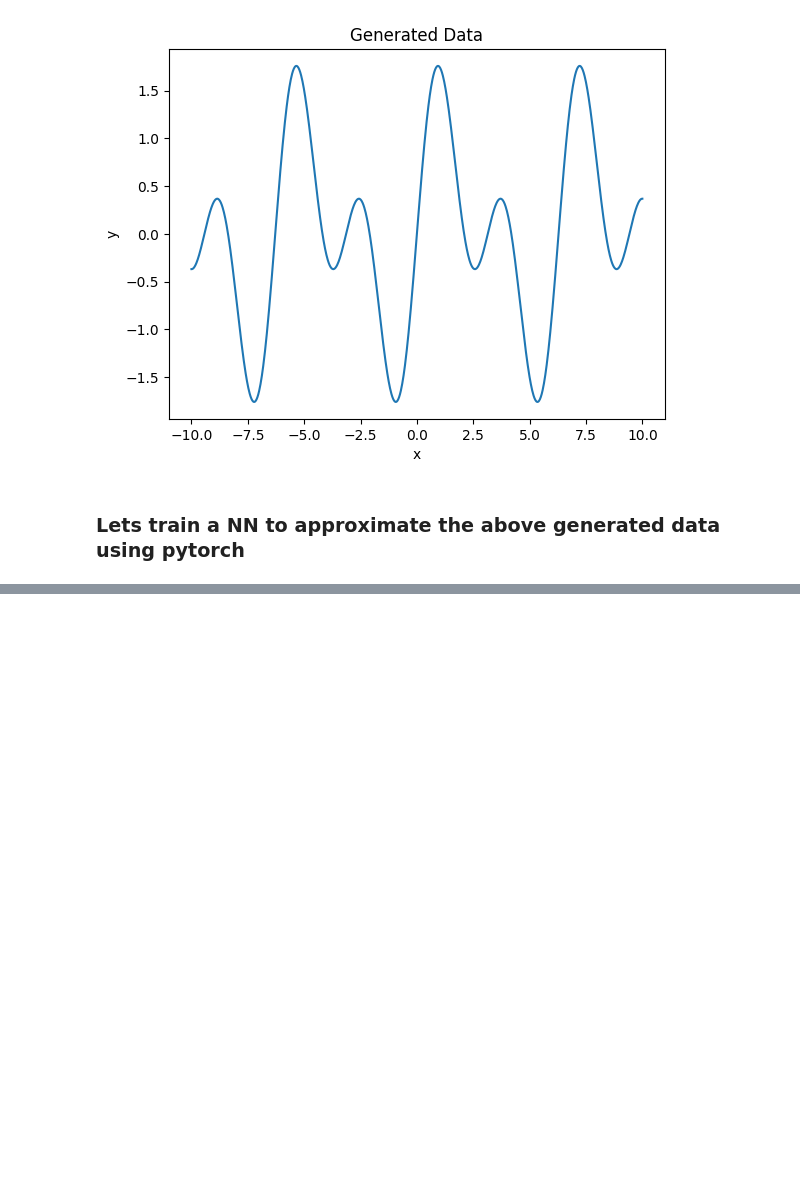
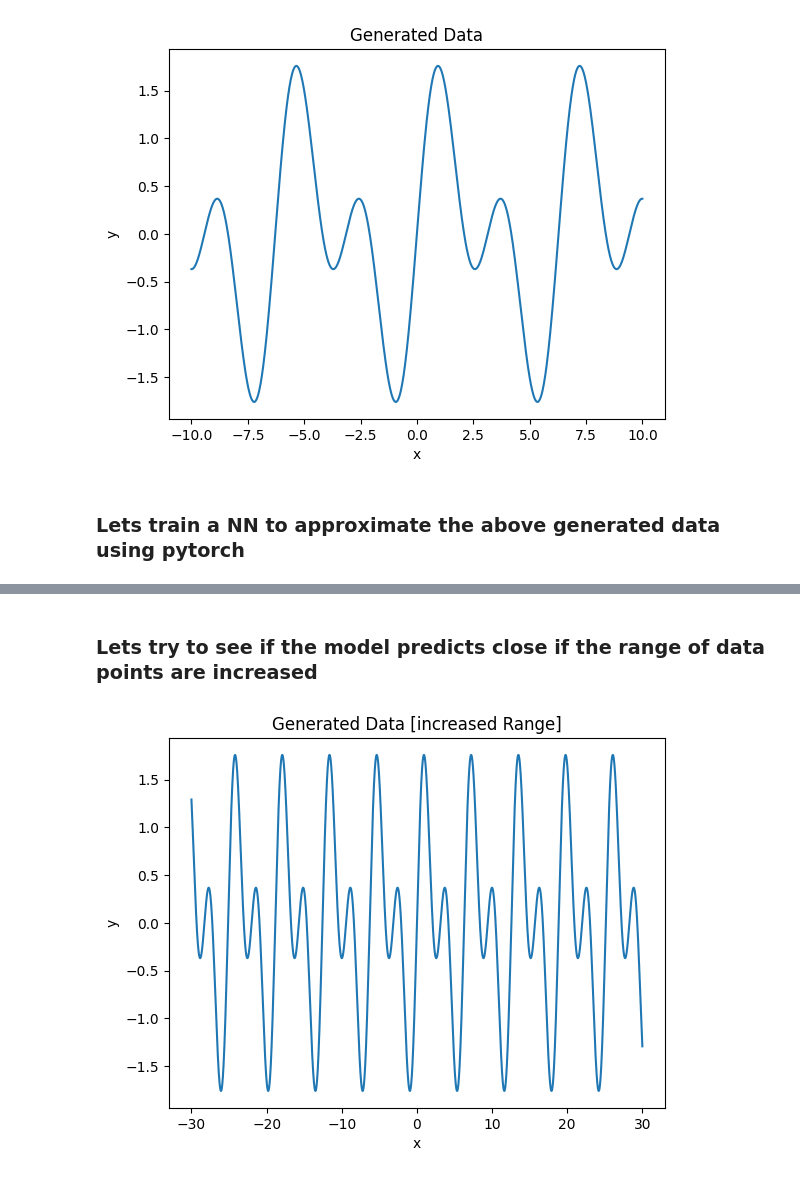
Before and after one commit to Harishprabhu30/Deep-Learning-LabWorks, a Jupyter notebook: Lab_1/DL_Lab1.ipynb, the cells around one changed output, grey strips where cells are left out. Cells and saved outputs as stored; diff of their text form; code cells hidden in the pictures; blank space fills up the shorter version.

```diff
--- a/Lab_1/DL_Lab1.ipynb
+++ b/Lab_1/DL_Lab1.ipynb
@@ -124,3 +129,20 @@ plt.show()
 
 # import torch
 # print("Torch version:", torch.__version__)
+# %% [markdown]
+### Lets try to see if the model predicts close if the range of data points are increased
+# %%
+x = np.linspace(-30, 30, 10000)
+y = np.sin(2 * x) + np.sin(x)
+x = list(x)
+plt.plot(x, y)
+plt.title("Generated Data [increased Range]")
+plt.xlabel("x")
+plt.ylabel("y")
+plt.show()
+
+# convert to tensors
+x_tensor = torch.Tensor(x).unsqueeze(1)
+y_tensor = torch.Tensor(y).unsqueeze(1)
+# %% [output]
+[figure, added]
```
Also changed, not shown: parts of 11 cells of this notebook, 9 other files.
